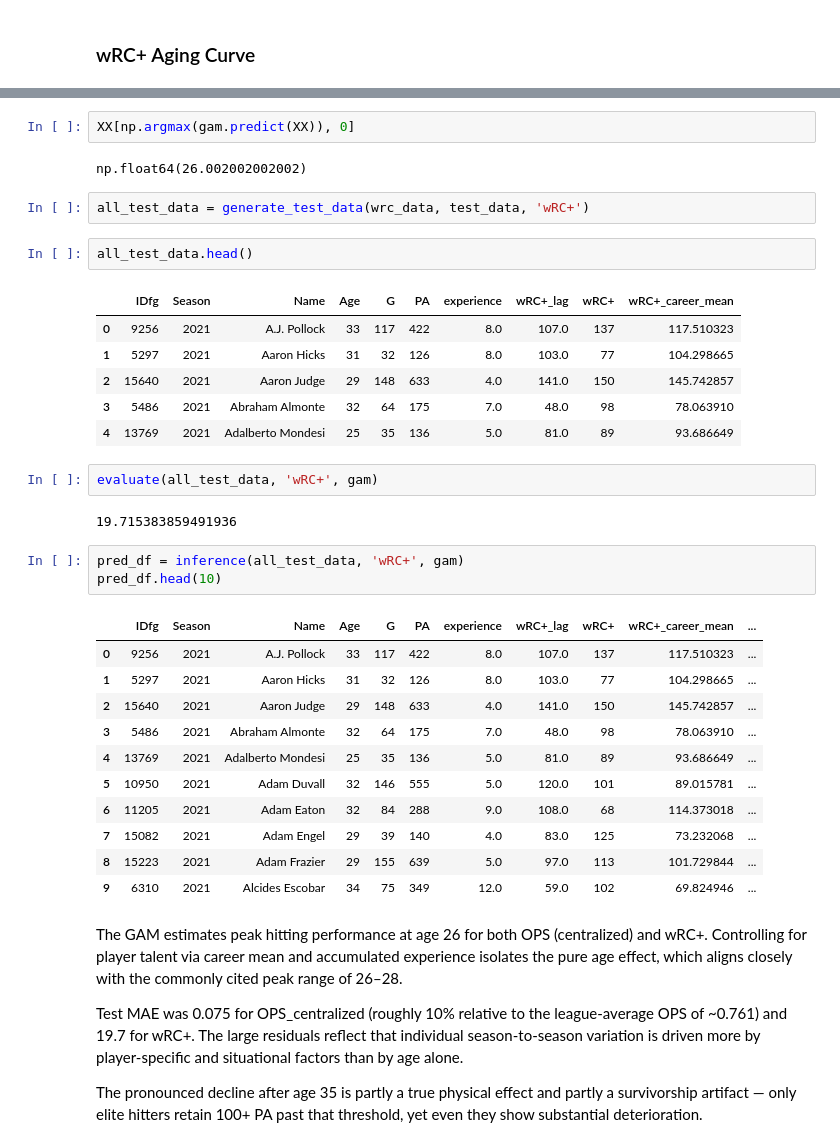
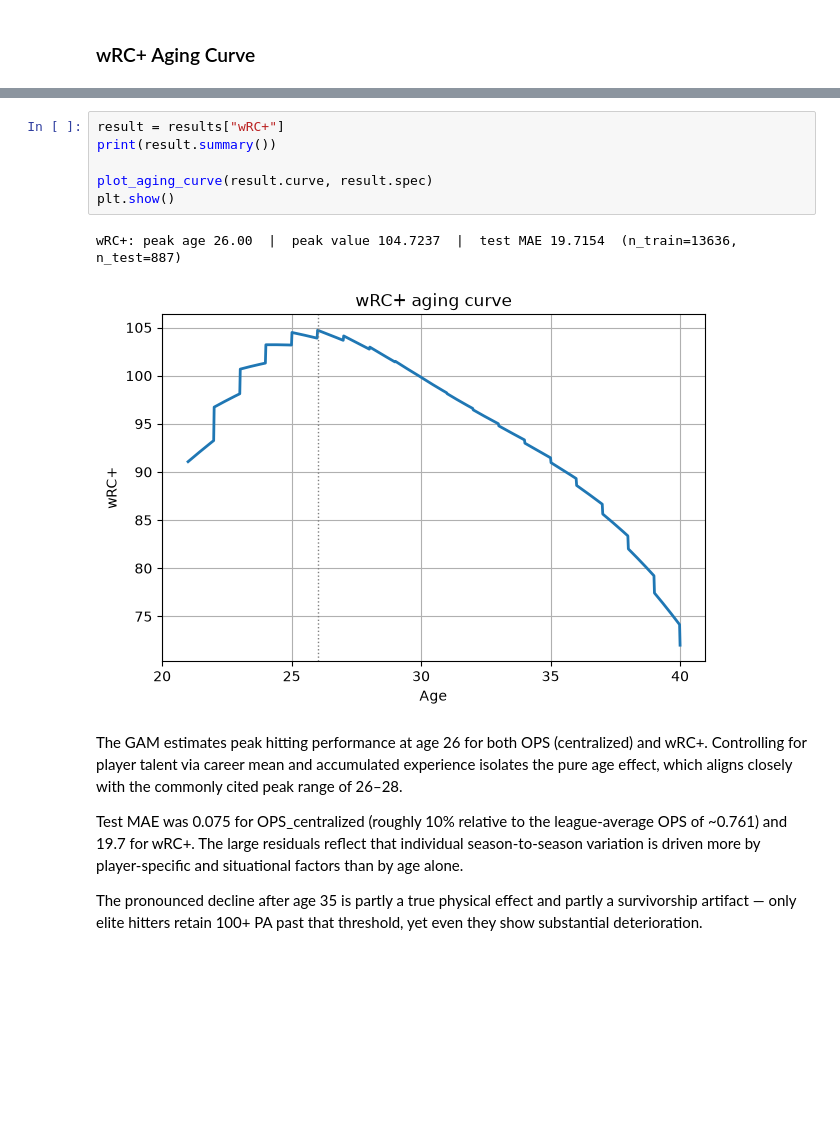
Before and after one commit to Jack1021ohoh/MLB_Position_Player_Aging_Analysis, a Jupyter notebook: GAM.ipynb, the cells around one changed output, grey strips where cells are left out. Drawn from its saved outputs; the diff is of its cells as text; blank space fills up the shorter version.

```diff
--- a/GAM.ipynb
+++ b/GAM.ipynb
@@ -308,37 +47,12 @@ np.float64(104.72366847230786)
-# %%
-XX[np.argmax(gam.predict(XX)), 0]
-# %% [output]
-np.float64(26.002002002002)
-# %%
-all_test_data = generate_test_data(wrc_data, test_data, 'wRC+')
-# %%
-all_test_data.head()
-# %% [output]
-|  | IDfg | Season | Name | Age | G | PA | experience | wRC+_lag | wRC+ | wRC+_career_mean |
-| 0 | 9256 | 2021 | A.J. Pollock | 33 | 117 | 422 | 8.0 | 107.0 | 137 | 117.510323 |
-| 1 | 5297 | 2021 | Aaron Hicks | 31 | 32 | 126 | 8.0 | 103.0 | 77 | 104.298665 |
-| 2 | 15640 | 2021 | Aaron Judge | 29 | 148 | 633 | 4.0 | 141.0 | 150 | 145.742857 |
-| 3 | 5486 | 2021 | Abraham Almonte | 32 | 64 | 175 | 7.0 | 48.0 | 98 | 78.063910 |
-| 4 | 13769 | 2021 | Adalberto Mondesi | 25 | 35 | 136 | 5.0 | 81.0 | 89 | 93.686649 |
-# %%
-evaluate(all_test_data, 'wRC+', gam)
-# %% [output]
-19.715383859491936
-# %%
-pred_df = inference(all_test_data, 'wRC+', gam)
-pred_df.head(10)
-# %% [output]
-|  | IDfg | Season | Name | Age | G | PA | experience | wRC+_lag | wRC+ | wRC+_career_mean | ... |
-| 0 | 9256 | 2021 | A.J. Pollock | 33 | 117 | 422 | 8.0 | 107.0 | 137 | 117.510323 | ... |
-| 1 | 5297 | 2021 | Aaron Hicks | 31 | 32 | 126 | 8.0 | 103.0 | 77 | 104.298665 | ... |
-| 2 | 15640 | 2021 | Aaron Judge | 29 | 148 | 633 | 4.0 | 141.0 | 150 | 145.742857 | ... |
-| 3 | 5486 | 2021 | Abraham Almonte | 32 | 64 | 175 | 7.0 | 48.0 | 98 | 78.063910 | ... |
-| 4 | 13769 | 2021 | Adalberto Mondesi | 25 | 35 | 136 | 5.0 | 81.0 | 89 | 93.686649 | ... |
-| 5 | 10950 | 2021 | Adam Duvall | 32 | 146 | 555 | 5.0 | 120.0 | 101 | 89.015781 | ... |
-| 6 | 11205 | 2021 | Adam Eaton | 32 | 84 | 288 | 9.0 | 108.0 | 68 | 114.373018 | ... |
-| 7 | 15082 | 2021 | Adam Engel | 29 | 39 | 140 | 4.0 | 83.0 | 125 | 73.232068 | ... |
-| 8 | 15223 | 2021 | Adam Frazier | 29 | 155 | 639 | 5.0 | 97.0 | 113 | 101.729844 | ... |
-| 9 | 6310 | 2021 | Alcides Escobar | 34 | 75 | 349 | 12.0 | 59.0 | 102 | 69.824946 | ... |
+# %%
+result = results["wRC+"]
+print(result.summary())
+
+plot_aging_curve(result.curve, result.spec)
+plt.show()
+# %% [output]
+wRC+: peak age 26.00  |  peak value 104.7237  |  test MAE 19.7154  (n_train=13636, n_test=887)
+[figure, added]
 # %% [markdown]
 The GAM estimates peak hitting performance at age 26 for both OPS (centralized) and wRC+. Controlling for player talent via career mean and accumulated experience isolates the pure age effect, which aligns closely with the commonly cited peak range of 26–28.
 
```
Also changed, not shown: parts of 79 cells of this notebook, 7 other files.
